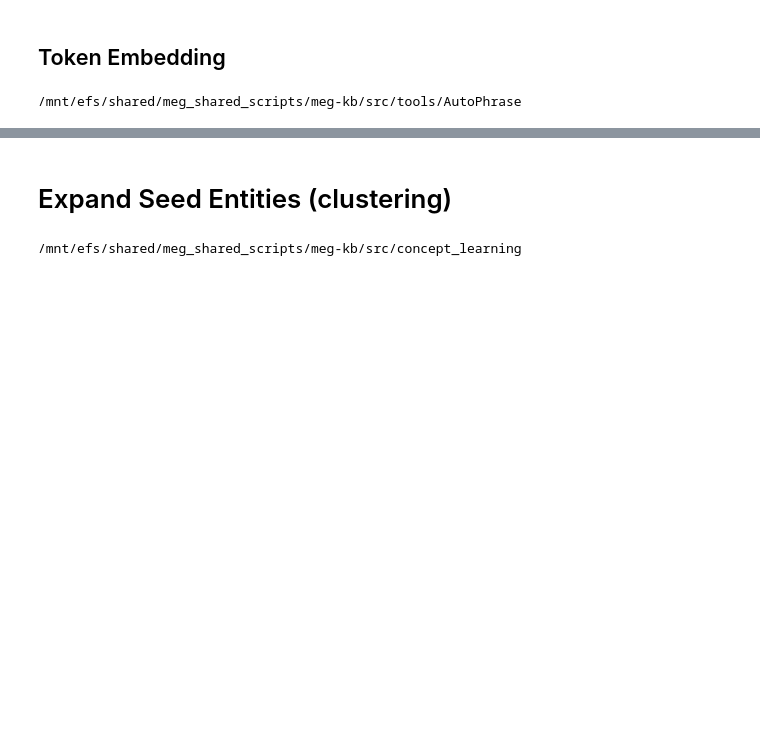
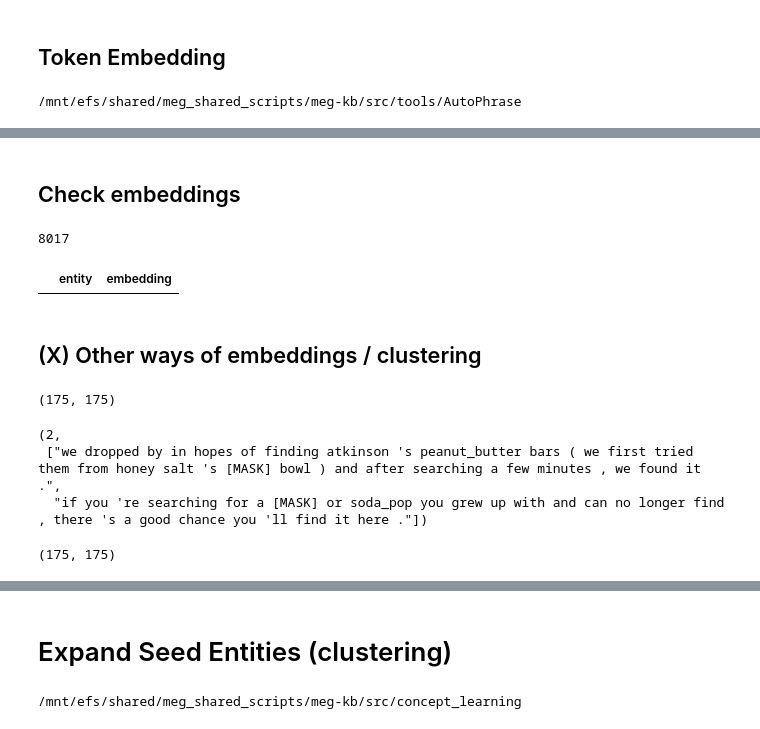
Before and after one commit to megagonlabs/eseBench, a Jupyter notebook: src/kb_toolkit/KBExtract.ipynb, the cells around one changed output, grey strips where cells are left out. Drawn from its saved outputs; the diff is of its cells as text; code cells hidden in the pictures; blank space fills up the shorter version.

```diff
--- a/src/kb_toolkit/KBExtract.ipynb
+++ b/src/kb_toolkit/KBExtract.ipynb
@@ -97,0 +228,31 @@ Saving embedding: model_size=768,vocab_size=162
+# %%
+corpus_path = os.path.join(base_dir, f'data/{data_ac}/intermediate/sentences.json')
+seed_aligned_concepts_path = os.path.join(base_dir, f'data/indeed-benchmark/seed_aligned_concepts.csv')
+
+orig_bert_emb_path = os.path.join(base_dir, f'data/{data_ac}/intermediate/BERTembed.txt')
+orig_bert_emb_num_path = os.path.join(base_dir, f'data/{data_ac}/intermediate/BERTembednum.txt')
+
+new_bert_emb_path = os.path.join(base_dir, f'data/{data_ac}/intermediate/BERTembed+seeds.txt')
+new_bert_emb_num_path = os.path.join(base_dir, f'data/{data_ac}/intermediate/BERTembednum+seeds.txt')
+
+orig_emb_df = load_embeddings(bert_emb_path, 768)
+emb_dict = dict(zip(orig_emb_df['entity'].to_list(), orig_emb_df['embedding'].to_list()))
+
+with open(orig_bert_emb_num_path, 'r') as f:
+    lines = f.readlines()
+    emb_freq_dict = dict([l.strip().rsplit(' ', 1) for l in lines])
+
+concepts_df = load_seed_aligned_concepts(seed_aligned_concepts_path)
+seed_instances_list = [inst for _, (_a_con, _u_con, _gnrl, _seed_instances) in concepts_df.iterrows()
+                           for inst in _seed_instances]
+
+## debug
+seed_instances_list = seed_instances_list[::10]
+
+print(seed_instances_list)
+
+entity_embeddings, ent_freq = \
+    get_avg_context_embedding_for_entities(entities=seed_instances_list,
+                                           model_path='bert-base-uncased',
+                                           input_file=corpus_path,
+                                           max_context_ct=750)
@@ -97,0 +288,28 @@ Saving embedding: model_size=768,vocab_size=162
+# %% [markdown]
+## Check embeddings
+# %%
+data_sub_dir = data_ac
+bert_emb_path = os.path.join(base_dir, f'data/{data_sub_dir}/intermediate/BERTembed.txt')
+
+embeddings = load_embeddings(bert_emb_path, 768)
+len(embeddings)
+# %% [output]
+8017
+# %%
+embeddings[embeddings['entity'] == 'biweekly']
+# %% [output]
+|  | entity | embedding |
+# %% [markdown]
+## (X) Other ways of embeddings / clustering
+# %%
+input_file_path = os.path.join(base_dir, f'data/{data_sub_dir}/intermediate/sent_segmentation.txt')
+ent_freq, dedup_context = get_masked_contexts(input_file_path)
+len(ent_freq), len(dedup_context)
+# %% [output]
+(175, 175)
+# %%
+ent_freq['candy'], dedup_context['candy']
+# %% [output]
+(2,
+ ["we dropped by in hopes of finding atkinson 's peanut_butter bars ( we first tried them from honey salt 's [MASK] bowl ) and after searching a few minutes , we found it .",
+  "if you 're searching for a [MASK] or soda_pop you grew up with and can no longer find , there 's a good chance you 'll find it here ."])
@@ -97,0 +355,9 @@ Saving embedding: model_size=768,vocab_size=162
+# %%
+model_path = 'bert-base-uncased'
+input_file_path = os.path.join(base_dir, f'data/{data_sub_dir}/intermediate/sent_segmentation.txt')
+max_context_ct = 10
+
+entity_embeddings, ent_freq = get_all_context_embeddings(model_path, input_file_path, max_context_ct)
+len(entity_embeddings), len(ent_freq)
+# %% [output]
+(175, 175)
```
Also changed, not shown: parts of 56 cells of this notebook, 6 other files.
